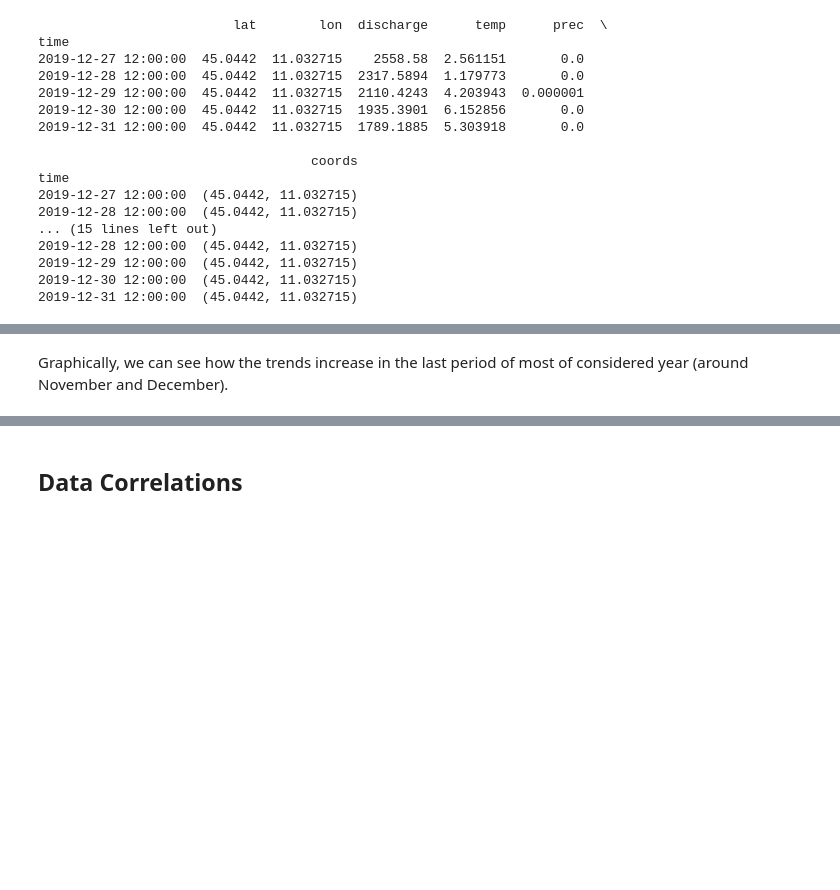
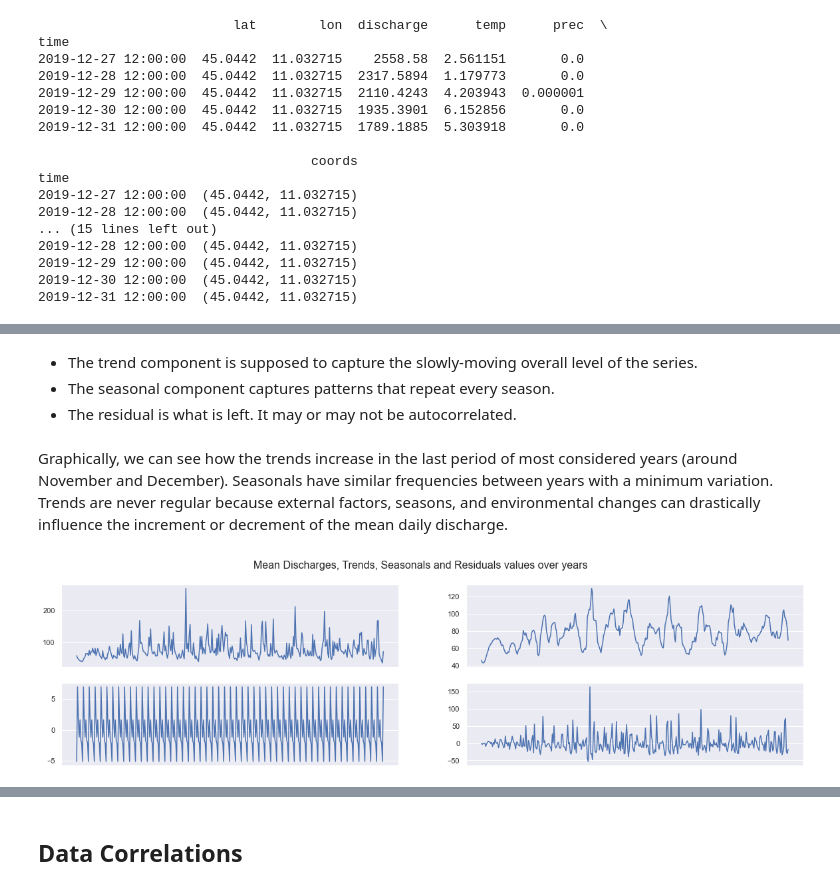
Before and after one commit to kode-git/copernicus, a Jupyter notebook: notebooks/data_analysis.ipynb, the cells around one changed output, grey strips where cells are left out. Cells and saved outputs as stored; diff of their text form; code cells hidden in the pictures; blank space fills up the shorter version.

```diff
--- a/notebooks/data_analysis.ipynb
+++ b/notebooks/data_analysis.ipynb
@@ -337,2 +360,46 @@ plt.show()
+# %% [markdown]
+- The trend component is supposed to capture the slowly-moving overall level of the series.
+- The seasonal component captures patterns that repeat every season.
+- The residual is what is left. It may or may not be autocorrelated.
 # %% [markdown]
-Graphically, we can see how the trends increase in the last period of most of considered year (around November and December).
+Graphically, we can see how the trends increase in the last period of most considered years (around November and December). Seasonals have similar frequencies between years with a minimum variation. Trends are never regular because external factors, seasons, and environmental changes can drastically influence the increment or decrement of the mean daily discharge.
+# %%
+import math
+discharge_mean = []
+for j in range(len(trends[0])):
+    sum = 0
+    for i in range(len(years)):
+        d = np.asarray(rivers['discharge'])[(j)*(i+1)]
+        sum += d
+
+    mean = sum / len(years)
+    discharge_mean.append(mean)
+
+
+df_mean = pd.DataFrame()
+df_mean.index = trends[0].index
+df_mean['discharge'] = discharge_mean
+# %%
+analysis = df_mean['discharge'].copy()
+
+decompose_result_mult = seasonal_decompose(analysis, model="additive")
+
+trend_mean = decompose_result_mult.trend
+seasonal_mean = decompose_result_mult.seasonal
+residuals_mean = decompose_result_mult.resid
+
+figure, axis = plt.subplots(2, 2)
+figure.set_size_inches(20,5)
+figure.suptitle('Mean Discharges, Trends, Seasonals and Residuals values over years', fontsize=16)
+axis[0,0].plot(df_mean)
+axis[0,1].plot(trend_mean)
+axis[1,0].plot(seasonal_mean)
+axis[1,1].plot(residuals_mean)
+axis[0,0].set_xticks([])
+axis[0,1].set_xticks([])
+axis[1,0].set_xticks([])
+axis[1,1].set_xticks([])
+
+plt.show()
+# %% [output]
+[figure, added]
```
Also changed, not shown: parts of 13 cells of this notebook, 2 other files.
